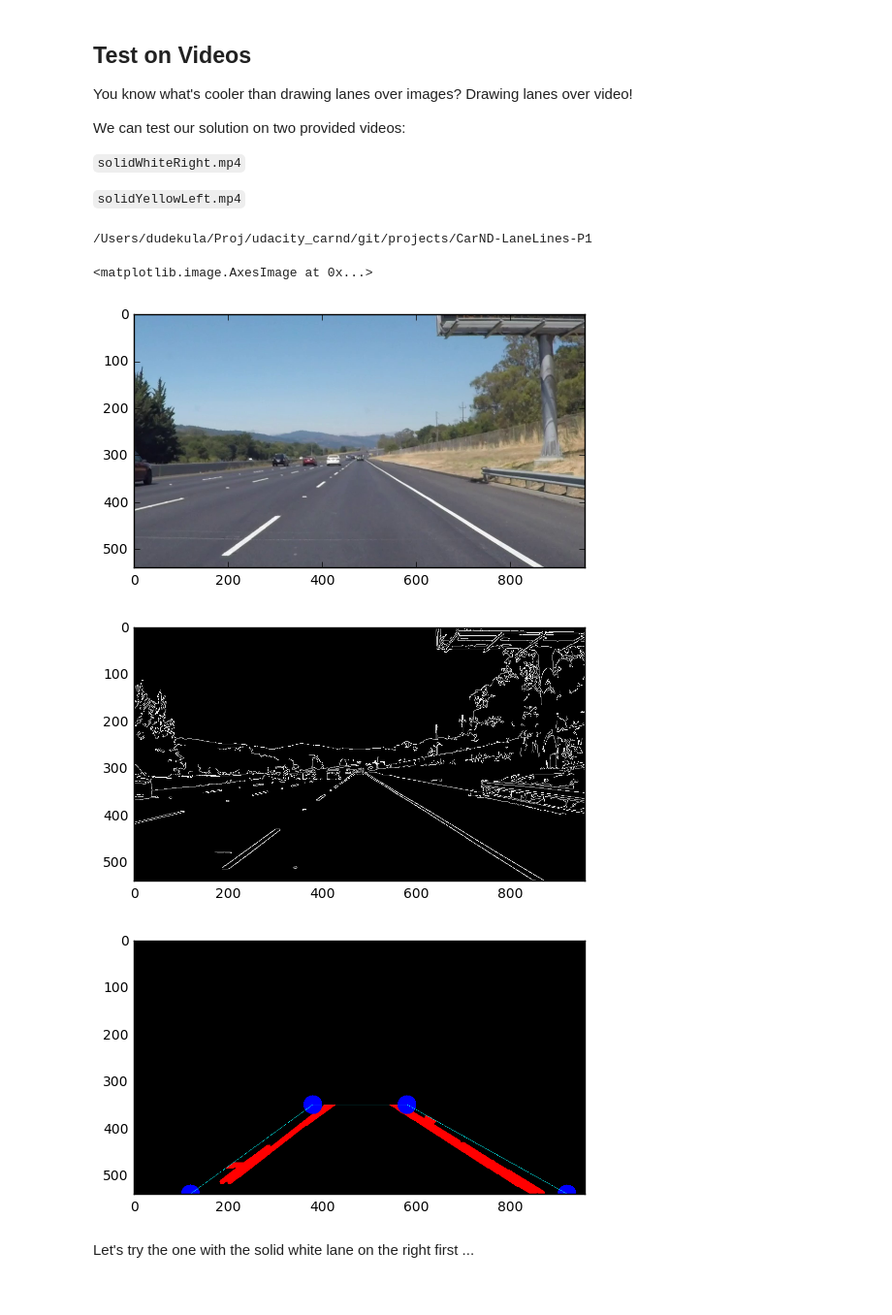
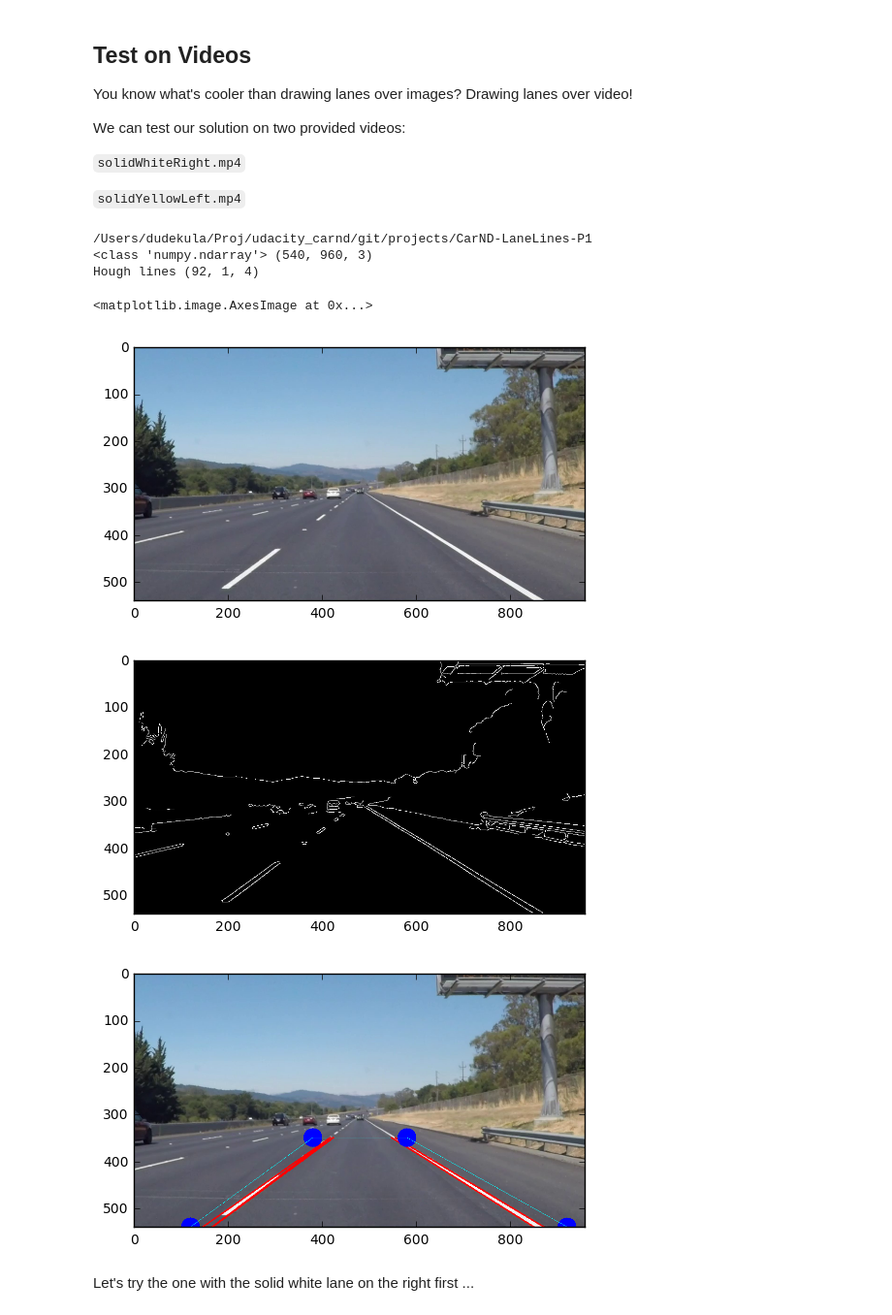
Before and after one commit to kdudekul/CarND-LaneLines-P1, a Jupyter notebook: P1.ipynb, the cells around one changed output. Shown: that part at 97% size. Cells and saved outputs as stored; diff of their text form; code cells hidden in the pictures.

Commit message:
fully functional lane detection

```diff
--- a/P1.ipynb
+++ b/P1.ipynb
@@ -186,6 +186,7 @@ from IPython.display import HTML
 # %%
 #
 # Sample code for Visualization for a single frame
+# also, initial place to get used to some image processing functions
 #
 import numpy
 import moviepy
@@ -194,6 +195,7 @@ import pygame
 import os
 import cv2
 import numpy
+import math
 
 clip = "solidWhiteRight.mp4"
 
@@ -205,12 +207,14 @@ else:
 
 #print(seq.w, seq.h, int(seq.fps*seq.duration))
 im0 = seq.get_frame(0)
-#print(numpy.shape(im0))
+print(type(im0), numpy.shape(im0))
 matplotlib.pyplot.imshow(im0)
 
 gray = cv2.cvtColor(im0,cv2.COLOR_BGR2GRAY)
-#br = cv2.GuassianBlur(im0,(5,5),0)
-edges = cv2.Canny(gray, 50, 150)
+#print(type(gray), numpy.shape(gray))
+#br = cv2.GuassianBlur(gray,(5,5),0)
+br = cv2.blur(gray,(5,5),0)
+edges = cv2.Canny(br, 50, 150)
 matplotlib.pyplot.figure()
 matplotlib.pyplot.imshow(edges, cmap='gray')
 
@@ -219,44 +223,56 @@ matplotlib.pyplot.imshow(edges, cmap='gray')
 rho = 2 # distance resolution in pixels of the Hough grid
 theta = np.pi/180 # angular resolution in radians of the Hough grid
 threshold = 15     # minimum number of votes (intersections in Hough grid cell)
 min_line_length = 50 #minimum number of pixels making up a line
-max_line_gap = 60    # maximum gap in pixels between connectable line segments
+max_line_gap = 30    # maximum gap in pixels between connectable line segments
 # Run Hough on edge detected image
 # Output "lines" is an array containing endpoints of detected line segments
 lines = cv2.HoughLinesP(edges, rho, theta, threshold, np.array([]),
                             min_line_length, max_line_gap)
-line_image = np.copy(im0)*0 # creating a blank to draw lines on
-for line in lines:
-    for x1,y1,x2,y2 in line:
-        cv2.line(line_image, (x1,y1), (x2,y2), (255,0,0), 10)
+print("Hough lines", numpy.shape(lines))
 
 # ROI
 rx1, ry1 = 120, 540
 rx2, ry2 = 380, 350
 rx3, ry3 = 580, 350
 rx4, ry4 = 920, 540
 poly = np.array([[rx1, ry1], [rx2,ry2], [rx3,ry3], [rx4,ry4]])
 roi = matplotlib.path.Path(poly)
 
-for i in range(line_image.shape[1]): #height
-    for j in range (line_image.shape[0]): #width
-        if(roi.contains_point((i,j)) == 0):
-            line_image[j,i] = 0;
+# extrapolate lines into an empty image based on above Hough lines
+# ensure all this happens in the region of interest, aka above ROI
+line_image = np.copy(im0) # creating a blank to draw lines on
+for line in lines:
+    for x1,y1,x2,y2 in line:
+         if(roi.contains_point([x1,y1]) & roi.contains_point([x2,y2])):
+            if(y2==y1):
+                continue
+            elif(x2-x1):
+                m = (y2-y1)/float(x2-x1)
+                c = y1 - m*x1
+                xa = int((350-c)/m)
+                xb = int((540-c)/m)
+            else:
+                xa = x1
+                xb = x1
+            cv2.line(line_image, (xa,350), (xb,540), (255,0,0), 2)
 
 line_image = cv2.circle(line_image,(rx1,ry1), 20, (0,0,255), -1)
 line_image = cv2.circle(line_image,(rx2,ry2), 20, (0,0,255), -1)
 line_image = cv2.circle(line_image,(rx3,ry3), 20, (0,0,255), -1)
 line_image = cv2.circle(line_image,(rx4,ry4), 20, (0,0,255), -1)
 line_image = cv2.polylines(line_image,[poly],True,(0,255,255))
 
 matplotlib.pyplot.figure()
 matplotlib.pyplot.imshow(line_image, cmap='gray')
 # %% [output]
 /Users/dudekula/Proj/udacity_carnd/git/projects/CarND-LaneLines-P1
+<class 'numpy.ndarray'> (540, 960, 3)
+Hough lines (92, 1, 4)
 <matplotlib.image.AxesImage at 0x...>
 [figure]
-[figure, old version]
+[figure, new version]
-[figure, old version]
+[figure, new version]
 # %%
 def process_image(image):
     # pre processing and edge detection
```
Also changed, not shown: parts of 1 cell of this notebook.
